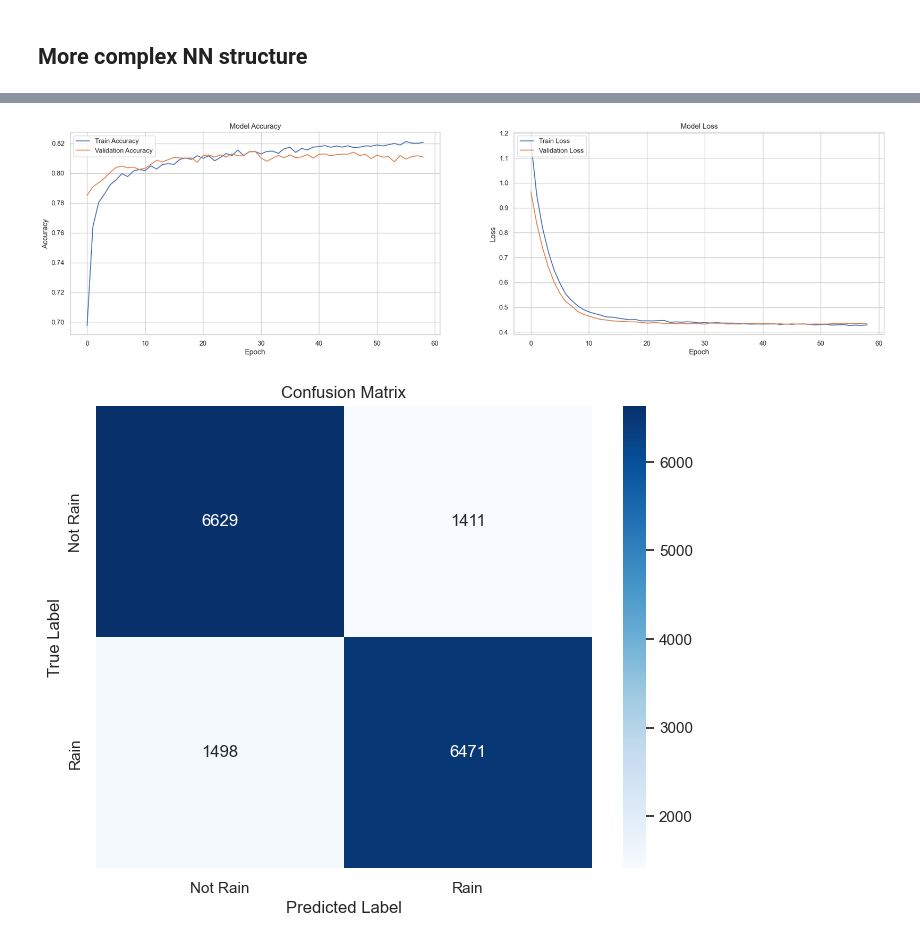
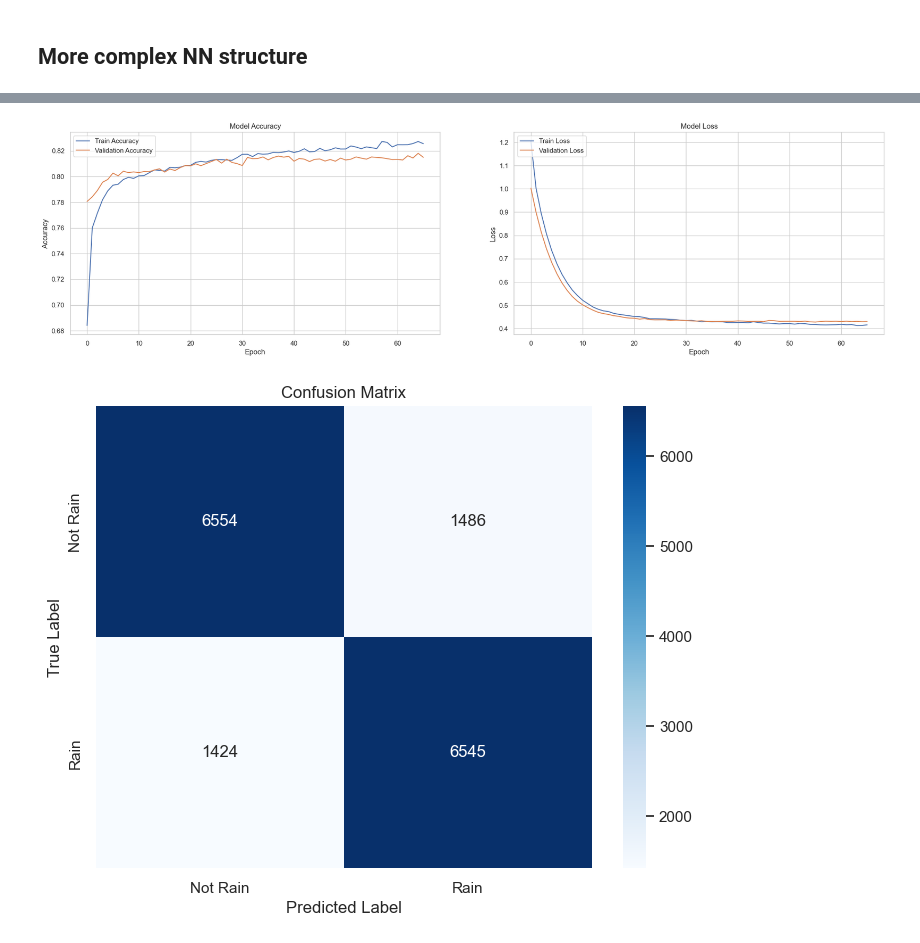
Before and after one commit to rogerbaiges/MLP-Model-Improvement-Project, a Jupyter notebook: src/MLP-baiges.ipynb, the cells around one changed output, grey strips where cells are left out. Drawn from its saved outputs; the diff is of its cells as text; code cells hidden in the pictures.

Commit message:
MOD batch_size

```diff
--- a/src/MLP-baiges.ipynb
+++ b/src/MLP-baiges.ipynb
@@ -619,6 +619,6 @@ model.compile(optimizer=legacy.Adam(learning_rate=0.0005),
               metrics=['accuracy'])
 
 # Train and visualize the model
-model, history = train_and_visualize_nn(model, X_train_transformed, y_train, X_test_transformed, y_test, epochs=250, batch_size=80, use_early_stopping=True)
+model, history = train_and_visualize_nn(model, X_train_transformed, y_train, X_test_transformed, y_test, epochs=250, batch_size=150, use_early_stopping=True)
 # %% [output]
 Epoch 1/250
@@ -641,2 +641,2 @@ Test F1-Score: 0.8165
-[figure, old version]
+[figure, new version]
-[figure, old version]
+[figure, new version]
```
Also changed, not shown: parts of 1 cell of this notebook.
